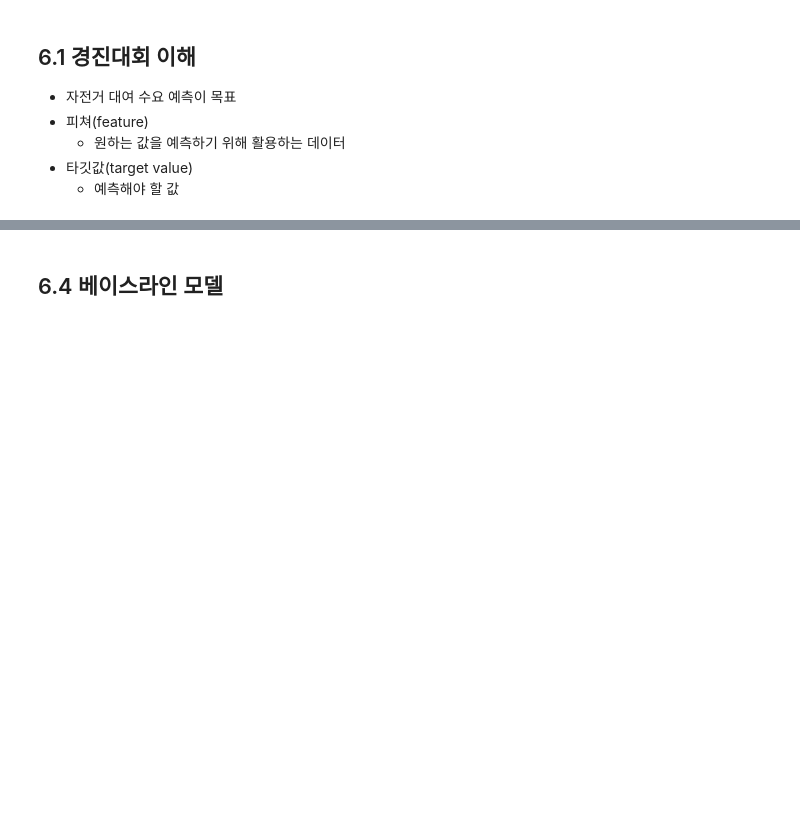
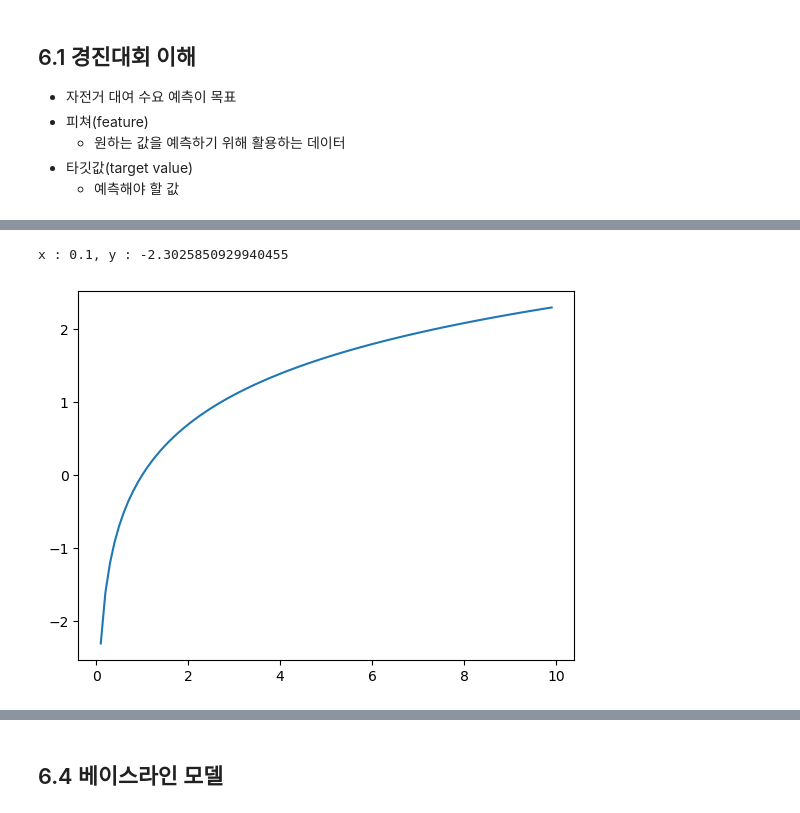
Before and after one commit to sajacaros/ai-competitions, a Jupyter notebook: playground/06_자전거대여수요예측.ipynb, the cells around one changed output, grey strips where cells are left out. Saved outputs shown, nothing was run; the diff lists cells and outputs as text; code cells hidden in the pictures; blank space fills up the shorter version.

```diff
--- a/playground/06_자전거대여수요예측.ipynb
+++ b/playground/06_자전거대여수요예측.ipynb
@@ -25,0 +219,10 @@
+# %%
+x = np.arange(0.1, 10, 0.1)
+y = np.log(x)
+# log(0) : -inf
+# log(1) : 0
+plt.plot(x,y)
+print(f'x : {x[0]}, y : {y[0]}')
+# %% [output]
+x : 0.1, y : -2.3025850929940455
+[figure, added]
```
Also changed, not shown: parts of 66 cells of this notebook, 4 other files.
